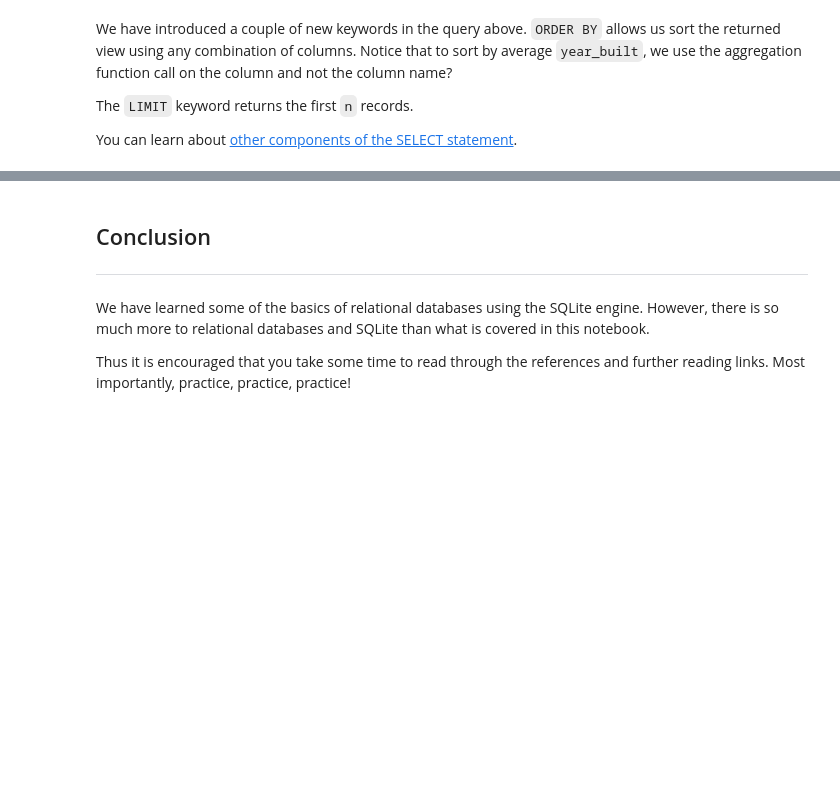
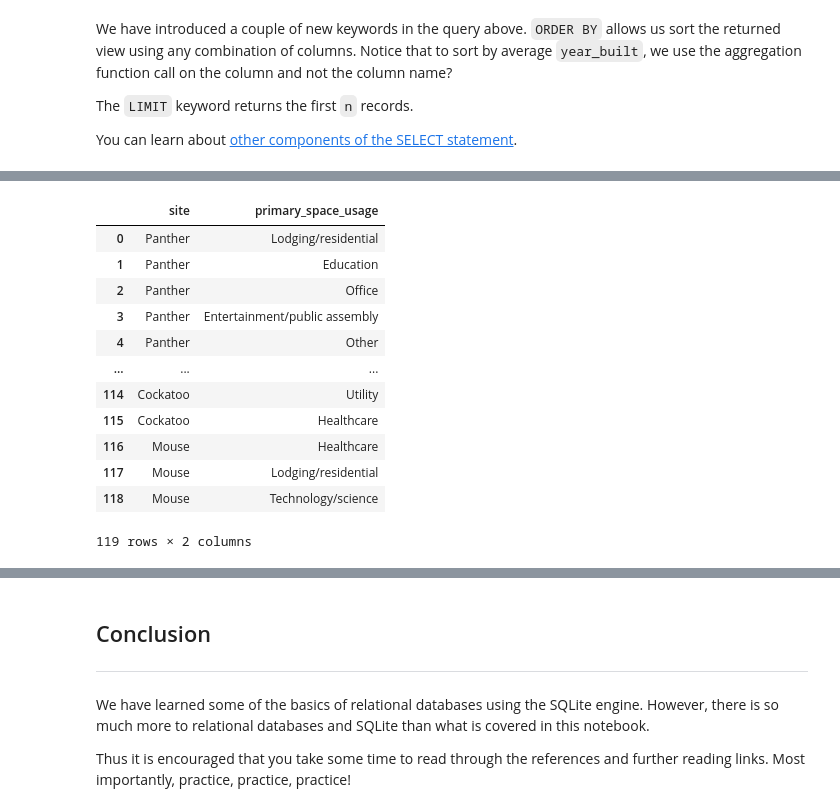
Before and after one commit to intelligent-environments-lab/occupant_centric_grid_interactive_buildings_course, a Jupyter notebook: src/notebooks/tutorials/sqlite_relational_database.ipynb, the cells around one changed output, grey strips where cells are left out. Saved outputs shown, nothing was run; the diff lists cells and outputs as text; code cells hidden in the pictures; blank space fills up the shorter version.

```diff
--- a/src/notebooks/tutorials/sqlite_relational_database.ipynb
+++ b/src/notebooks/tutorials/sqlite_relational_database.ipynb
@@ -1422,0 +1433,24 @@ You can learn about [other components of the SELECT statement](https://www.sqlit
+# %%
+transaction = """
+SELECT DISTINCT
+    s.name AS site,
+    p.name AS primary_space_usage
+FROM building_metadata m
+LEFT JOIN site s ON s.id = m.site_id
+LEFT JOIN primary_space_usage p ON p.id = m.primary_space_usage_id
+"""
+display(read_database(DATABASE_FILEPATH, transaction))
+# %% [output]
+|  | site | primary_space_usage |
+| 0 | Panther | Lodging/residential |
+| 1 | Panther | Education |
+| 2 | Panther | Office |
+| 3 | Panther | Entertainment/public assembly |
+| 4 | Panther | Other |
+| ... | ... | ... |
+| 114 | Cockatoo | Utility |
+| 115 | Cockatoo | Healthcare |
+| 116 | Mouse | Healthcare |
+| 117 | Mouse | Lodging/residential |
+| 118 | Mouse | Technology/science |
+119 rows × 2 columns
```
Also changed, not shown: parts of 23 cells of this notebook.
